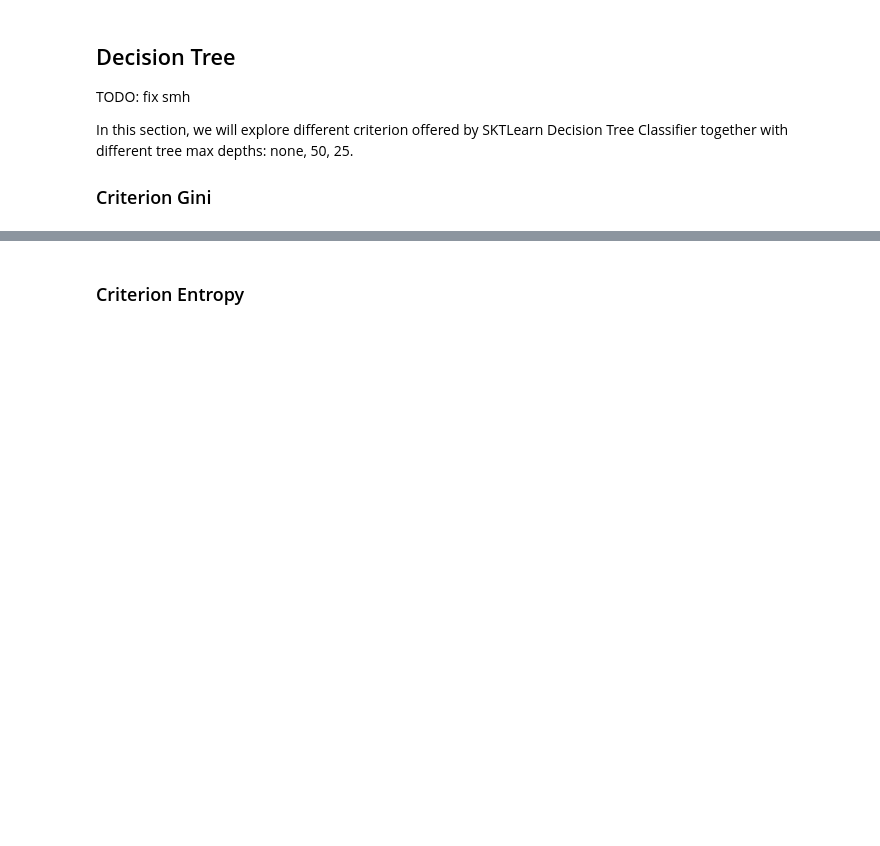
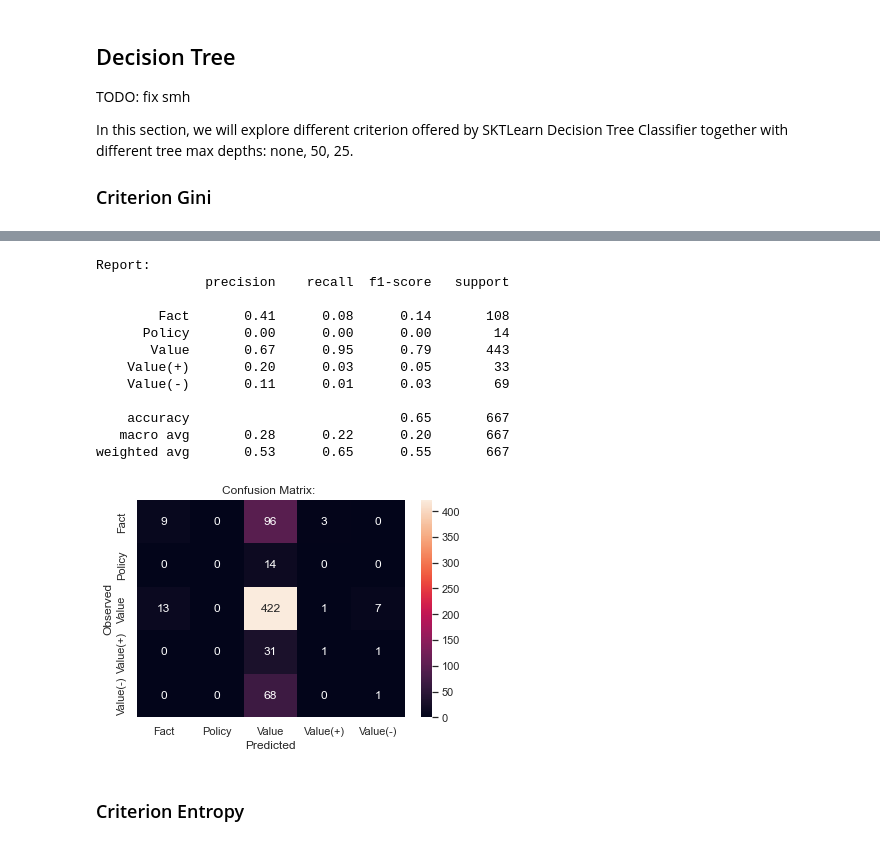
Before and after one commit to claramoreirag/FEUP-NLP, a Jupyter notebook: adu-classifier.ipynb, the cells around one changed output, grey strips where cells are left out. Saved outputs shown, nothing was run; the diff lists cells and outputs as text; code cells hidden in the pictures; blank space fills up the shorter version.

```diff
--- a/adu-classifier.ipynb
+++ b/adu-classifier.ipynb
@@ -614,10 +645,24 @@ evaluation(pred)
 # %%
 X_train, X_test, y_train, y_test = split(corpusA)
 clf = DecisionTreeClassifier(
-    criterion="gini", max_depth="25", max_features="auto")
+    criterion="gini", max_depth=25, max_features="auto")
 clf.fit(X_train, y_train)
 pred = clf.predict(X_test)
 evaluation(pred)
+# %% [output]
+Report:
+              precision    recall  f1-score   support
+
+        Fact       0.41      0.08      0.14       108
+      Policy       0.00      0.00      0.00        14
+       Value       0.67      0.95      0.79       443
+    Value(+)       0.20      0.03      0.05        33
+    Value(-)       0.11      0.01      0.03        69
+
+    accuracy                           0.65       667
+   macro avg       0.28      0.22      0.20       667
+weighted avg       0.53      0.65      0.55       667
+[figure, added]
 # %% [markdown]
 ### Criterion Entropy
 # %%
```
Also changed, not shown: parts of 46 cells of this notebook.
